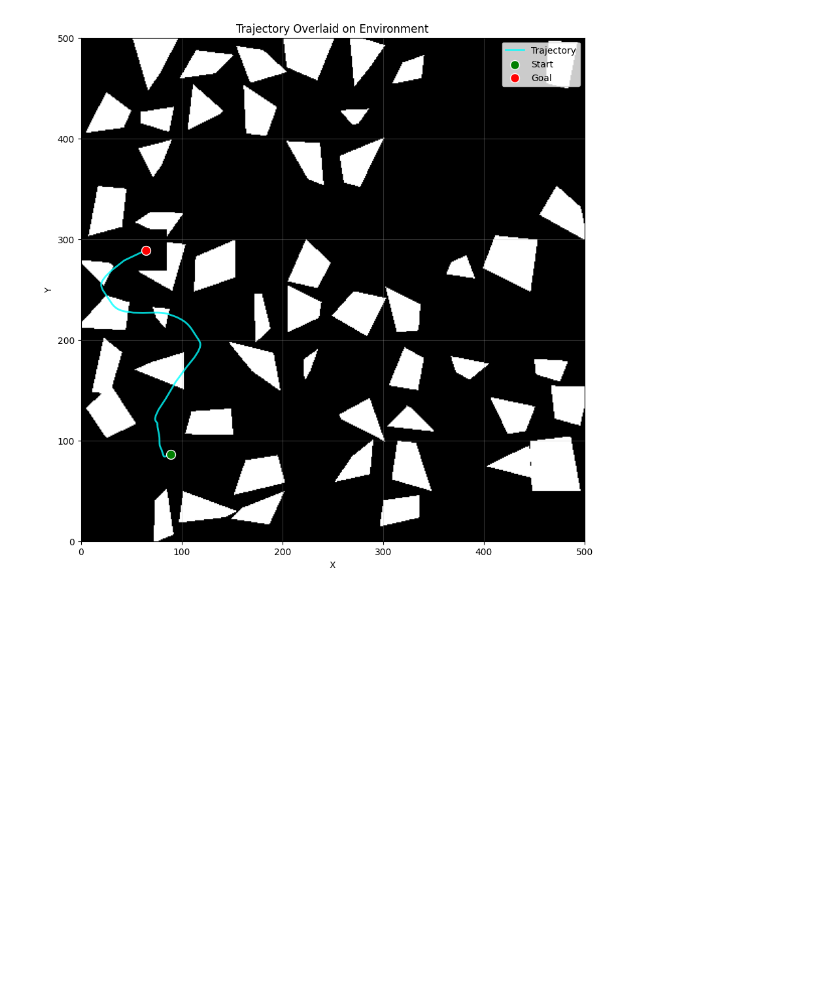
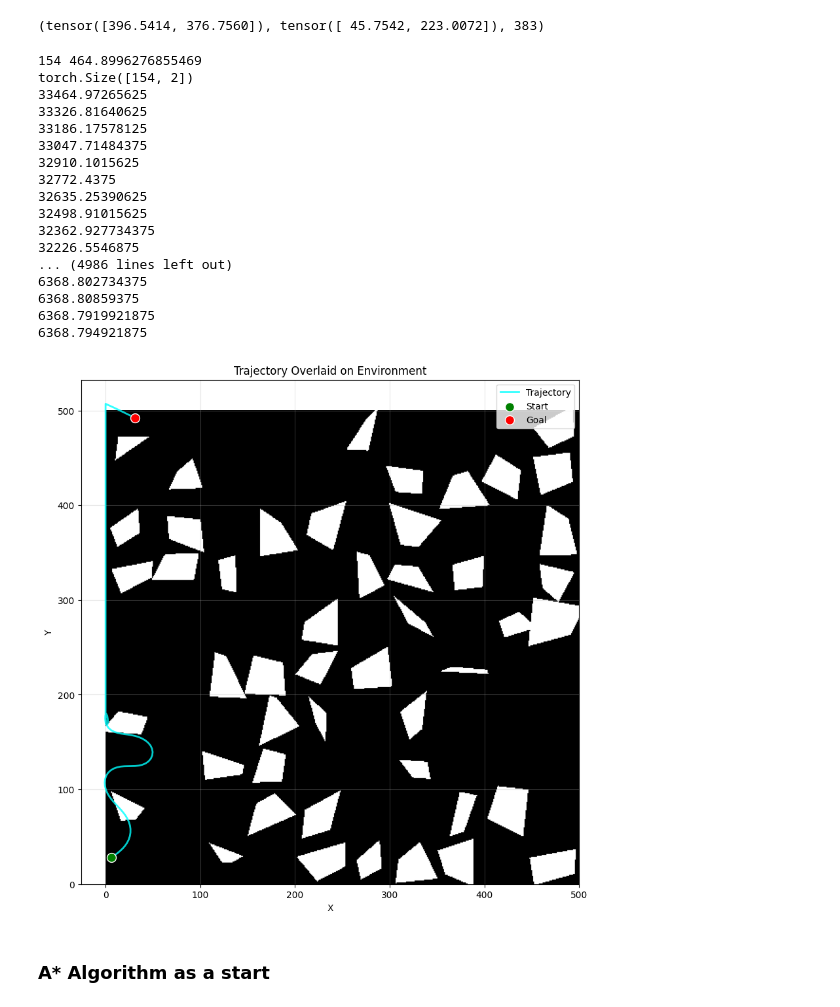
Before and after one commit to shivam-mandloi/RobotTransformerTrajectories, a Jupyter notebook: DataSet/CreateDataset.ipynb, the cells around one changed output. Saved outputs shown, nothing was run; the diff lists cells and outputs as text; code cells hidden in the pictures; blank space fills up the shorter version.

Commit message:
Add data generation loop

```diff
--- a/DataSet/CreateDataset.ipynb
+++ b/DataSet/CreateDataset.ipynb
@@ -172,7 +183,7 @@ def CreateSignedDistanceMap(bMask):
     return torch.from_numpy(sdf).float()
 
 class MapLossFunction(nn.Module):
-    def __init__(self, dist_map, w_smooth=5, w_space=1, w_length=9, w_collision=15, safety_radius=15.0):
+    def __init__(self, dist_map, w_smooth=0.1, w_space=0.2, w_length=0.3, w_collision=0.4, safety_radius=2.0):
         super().__init__()
         self.register_buffer('dist_map', dist_map)
         self.w_smooth = w_smooth
@@ -190,13 +201,11 @@ class MapLossFunction(nn.Module):
         meanLen = segmentLens.mean(dim=1, keepdim=True)
         lossSpace = ((segmentLens - meanLen) ** 2).sum()
         lossDistance = segmentLens.sum()
-        grid_coords = (traj[..., :2] / 249.5) - 1.0
+
+        grid_coords = (traj[..., :2] / 500) - 1.0
         grid_coords = grid_coords.unsqueeze(1)
-
         input_map = self.dist_map.unsqueeze(0).unsqueeze(0)
-
         dist_values = F.grid_sample(input_map, grid_coords, mode='bilinear', align_corners=True)
-
         diff = self.safety_radius - dist_values
         lossCollision = torch.relu(diff).pow(2).sum()
 
@@ -208,35 +217,23 @@ class MapLossFunction(nn.Module):
 # %%
 device = torch.device("cuda" if torch.cuda.is_available() else "cpu")
 # %%
-# def OptimizeTrajectory(tau, start, end, map, iter = 2500, lr = 0.2):
-#     tau = tau.detach().clone().requires_grad_(True).to(device)
-#     map = CreateDistanceMap(map)
-#     sgdLoss = MapLossFunction(map)
-#     optimizer = torch.optim.Adam([tau], lr=lr)
-#     for _ in range(iter):
-#         optimizer.zero_grad()
-#         tauLoss = sgdLoss(tau)
-#         tauLoss.backward()
-#         optimizer.step()
-#         with torch.no_grad():
-#             tau[0, 0] = start
-#             tau[0, -1] = end
-#     return tau
-
-def OptimizeTrajectory(tau, start, end, map_data, iter=10000, lr=0.3):
+def OptimizeTrajectory(tau, start, end, map_data, iter=5000, lr=0.1):
     tau = tau.detach().clone().to(device).requires_grad_(True)
     map_dist = CreateSignedDistanceMap(map_data).to(device)
-    sgdLoss = MapLossFunction(map_dist, safety_radius=30).to(device)
+    sgdLoss = MapLossFunction(map_dist, safety_radius=40).to(device)
 
     optimizer = torch.optim.Adam([tau], lr=lr)
+    scheduler = torch.optim.lr_scheduler.CosineAnnealingLR(optimizer, T_max=iter, eta_min=1e-3)
 
     for _ in range(iter):
         optimizer.zero_grad()
         tau_batched = tau.unsqueeze(0)
 
         tauLoss = sgdLoss(tau_batched)
+        print(tauLoss.item())
         tauLoss.backward()
         optimizer.step()
+        scheduler.step()
         with torch.no_grad():
             tau[0] = start.to(device)
             tau[-1] = end.to(device)
@@ -282,14 +258,41 @@ def ShowGrid(grid):
     plt.imshow(grid, cmap="gray")
     plt.axis("off")
     plt.show()
+# %%
+a = torch.rand(2) * 500
+b = torch.rand(2) * 500
+a, b , int(torch.norm(a - b).item())
+# %% [output]
+(tensor([396.5414, 376.7560]), tensor([ 45.7542, 223.0072]), 383)
 # %%
 start, goal = torch.rand(2) * 100, torch.rand(2) * 500
 gridEnv = UpdateMap(gridData.grid[0], start, goal)
 
-traj = GenerateLinearTrajectory(start = start, goal=goal)
+print(int(torch.norm(start - goal).item() / 3), torch.norm(start - goal).item())
+traj = GenerateLinearTrajectory(seqLen=int(torch.norm(start - goal).item() / 3),start = start, goal=goal)
 
+print(traj.shape)
 
 traj = OptimizeTrajectory(traj, start, goal, gridEnv)
 ShowTrajInEnv(gridEnv, traj)
 # %% [output]
+154 464.8996276855469
+torch.Size([154, 2])
+33464.97265625
+33326.81640625
+33186.17578125
+33047.71484375
+32910.1015625
+32772.4375
+32635.25390625
+32498.91015625
+32362.927734375
+32226.5546875
+... (4986 lines left out)
+6368.802734375
+6368.80859375
+6368.7919921875
+6368.794921875
-[figure, old version]
+[figure, new version]
+# %% [markdown]
+### A* Algorithm as a start
```
Also changed, not shown: parts of 9 cells of this notebook, 22 other files.
